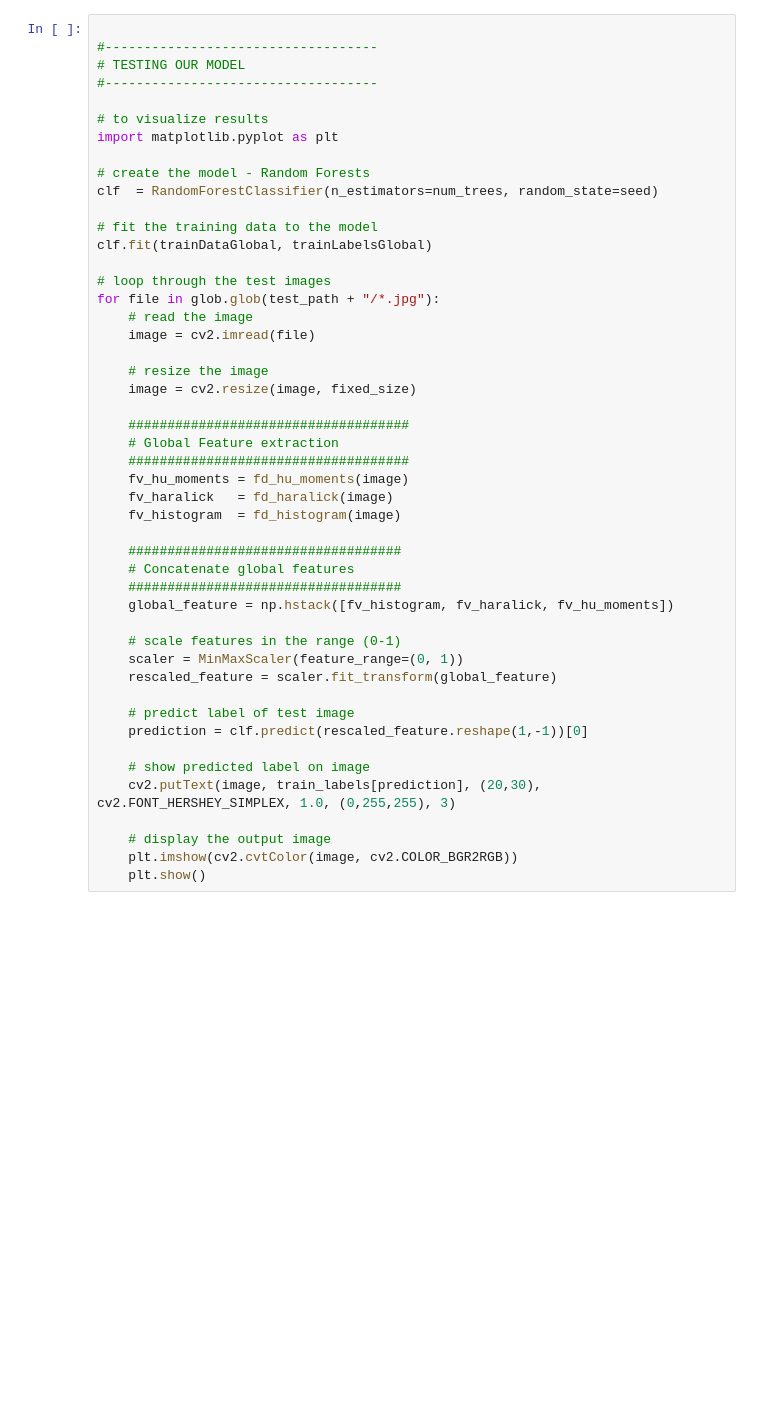
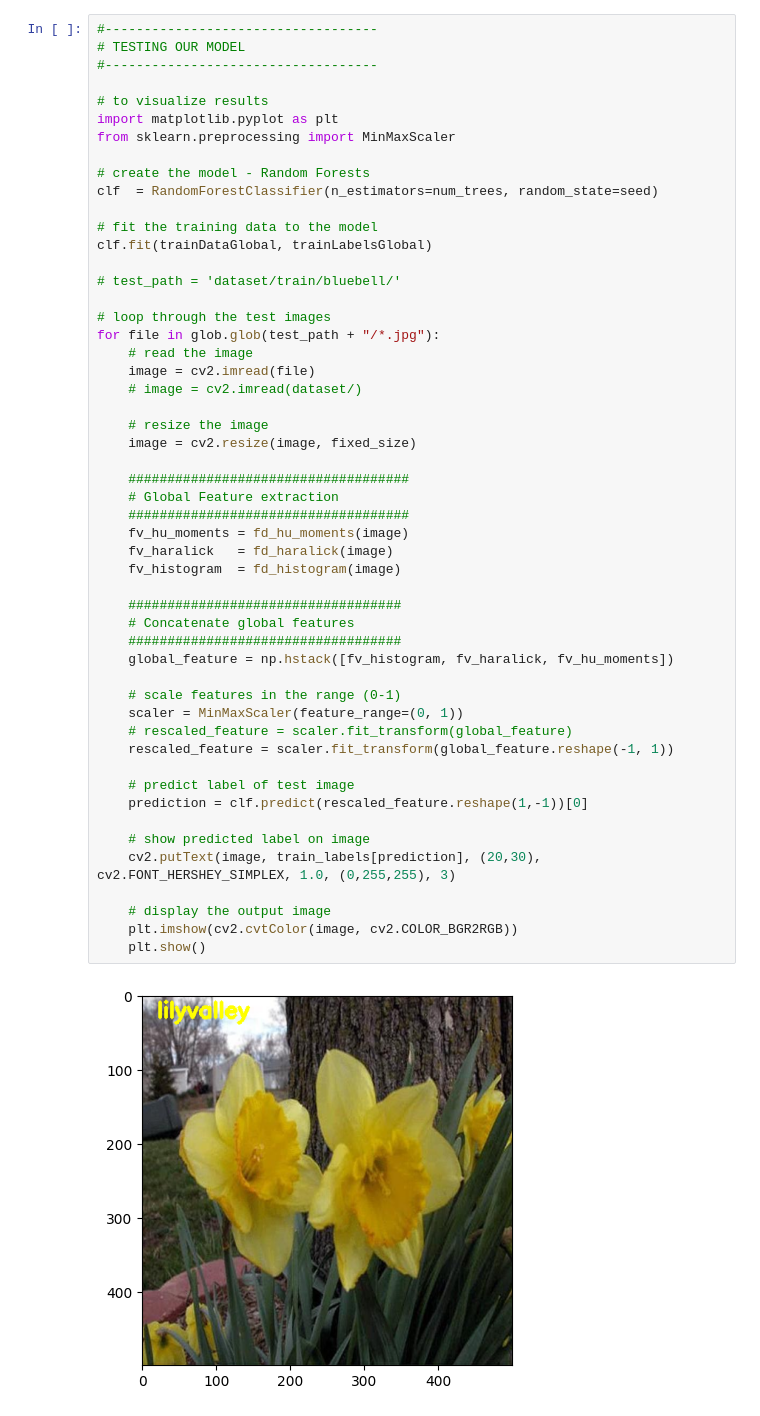
Before and after one commit to RichardoTeddy/UAS_ML, a Jupyter notebook: image-classification-python-master/train_test.ipynb, the cells around one changed output. Drawn from its saved outputs; the diff is of its cells as text; blank space fills up the shorter version.

```diff
--- a/image-classification-python-master/train_test.ipynb
+++ b/image-classification-python-master/train_test.ipynb
@@ -140,11 +145,11 @@ pyplot.show()
 # %%
-
 #-----------------------------------
 # TESTING OUR MODEL
 #-----------------------------------
 
 # to visualize results
 import matplotlib.pyplot as plt
+from sklearn.preprocessing import MinMaxScaler
 
 # create the model - Random Forests
 clf  = RandomForestClassifier(n_estimators=num_trees, random_state=seed)
@@ -152,36 +157,42 @@ clf  = RandomForestClassifier(n_estimators=num_trees, random_state=seed)
 # fit the training data to the model
 clf.fit(trainDataGlobal, trainLabelsGlobal)
 
+# test_path = 'dataset/train/bluebell/'
+
 # loop through the test images
 for file in glob.glob(test_path + "/*.jpg"):
     # read the image
     image = cv2.imread(file)
+    # image = cv2.imread(dataset/)
 
     # resize the image
     image = cv2.resize(image, fixed_size)
 
     ####################################
     # Global Feature extraction
     ####################################
     fv_hu_moments = fd_hu_moments(image)
     fv_haralick   = fd_haralick(image)
     fv_histogram  = fd_histogram(image)
 
     ###################################
     # Concatenate global features
     ###################################
     global_feature = np.hstack([fv_histogram, fv_haralick, fv_hu_moments])
 
     # scale features in the range (0-1)
     scaler = MinMaxScaler(feature_range=(0, 1))
-    rescaled_feature = scaler.fit_transform(global_feature)
+    # rescaled_feature = scaler.fit_transform(global_feature)
+    rescaled_feature = scaler.fit_transform(global_feature.reshape(-1, 1))
 
     # predict label of test image
     prediction = clf.predict(rescaled_feature.reshape(1,-1))[0]
 
     # show predicted label on image
     cv2.putText(image, train_labels[prediction], (20,30), cv2.FONT_HERSHEY_SIMPLEX, 1.0, (0,255,255), 3)
 
     # display the output image
     plt.imshow(cv2.cvtColor(image, cv2.COLOR_BGR2RGB))
     plt.show()
+# %% [output]
+[figure, added]
```
Also changed, not shown: parts of 8 cells of this notebook.
